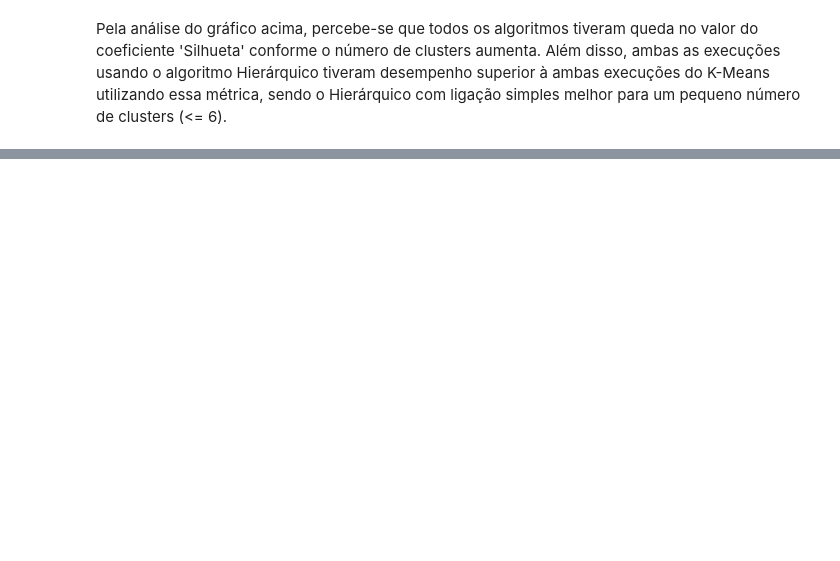
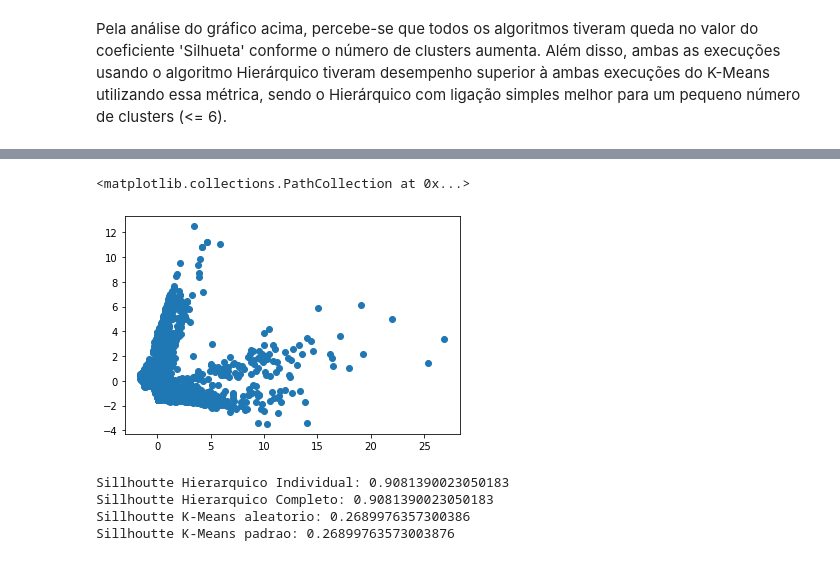
Before and after one commit to DefinitelyNotACactus/AI, a Jupyter notebook: Clustering/Q3 - Clustering.ipynb, the cells around one changed output, grey strips where cells are left out. Drawn from its saved outputs; the diff is of its cells as text; code cells hidden in the pictures; blank space fills up the shorter version.

```diff
--- a/Clustering/Q3 - Clustering.ipynb
+++ b/Clustering/Q3 - Clustering.ipynb
@@ -253,0 +335,30 @@ Pela análise do gráfico acima, percebe-se que todos os algoritmos tiveram qued
+# %%
+pca = decomposition.PCA(n_components = 2)
+pca_df = pd.DataFrame(pca.fit_transform(scaled))
+
+plt.scatter(pca_df[0], pca_df[1])
+# %% [output]
+<matplotlib.collections.PathCollection at 0x...>
+[figure, added]
+# %%
+hierarchical_single = cluster.AgglomerativeClustering(n_clusters = 2, linkage = "single")
+hierarchical_complete = cluster.AgglomerativeClustering(n_clusters = 2, linkage = "complete")
+
+kmeans_random = cluster.KMeans(n_clusters = 2, init = "random").fit(scaled)
+kmeans_default_init = cluster.KMeans(n_clusters = 2).fit(scaled) #default init = k-means++
+
+hierarchical_single_clustered =  pca_df.assign(cluster_number = hierarchical_single.fit_predict(scaled))
+hierarchical_complete_clustered =  pca_df.assign(cluster_number = hierarchical_complete.fit_predict(scaled))
+
+kmeans_random_clustered = scaled.assign(cluster_number = kmeans_random.predict(scaled))
+kmeans_default_init_clustered = scaled.assign(cluster_number = kmeans_default_init.predict(scaled))
+
+print("Sillhoutte Hierarquico Individual:", metrics.silhouette_score(hierarchical_single_clustered, labels = hierarchical_single_clustered['cluster_number']))
+print("Sillhoutte Hierarquico Completo:", metrics.silhouette_score(hierarchical_complete_clustered, labels = hierarchical_complete_clustered['cluster_number']))
+print("Sillhoutte K-Means aleatorio:", metrics.silhouette_score(kmeans_random_clustered, labels = kmeans_random_clustered['cluster_number']))
+print("Sillhoutte K-Means padrao:", metrics.silhouette_score(kmeans_default_init_clustered, labels = kmeans_default_init_clustered['cluster_number']))
+# %% [output]
+Sillhoutte Hierarquico Individual: 0.9081390023050183
+Sillhoutte Hierarquico Completo: 0.9081390023050183
+Sillhoutte K-Means aleatorio: 0.2689976357300386
+Sillhoutte K-Means padrao: 0.26899763573003876
```
Also changed, not shown: parts of 13 cells of this notebook.
